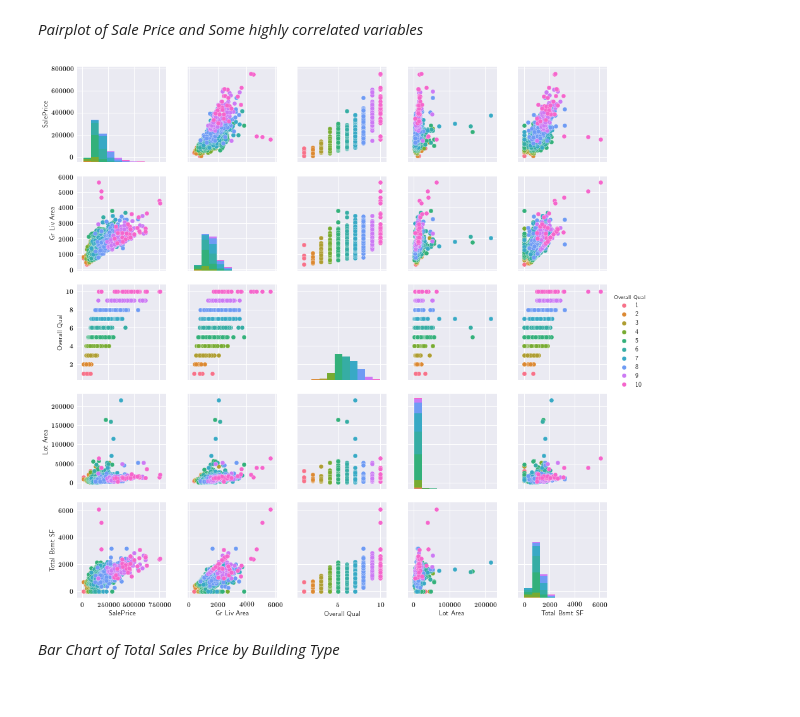
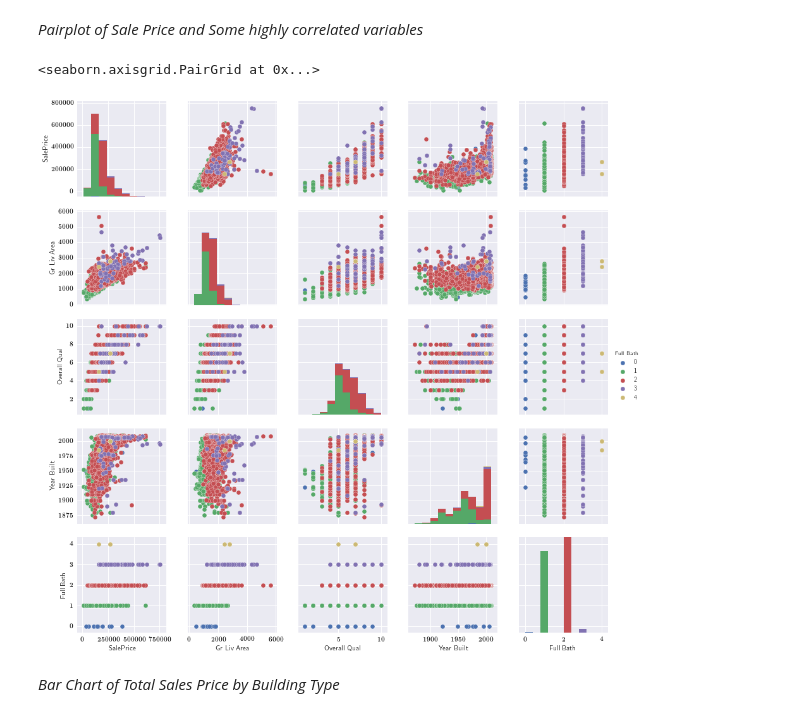
Before and after one commit to Nour112A1/Machine-Learning-and-Housing-Pricing, a Jupyter notebook: THESIS WORK.ipynb, the cells around one changed output. Drawn from its saved outputs; the diff is of its cells as text; code cells hidden in the pictures.

```diff
--- a/THESIS WORK.ipynb
+++ b/THESIS WORK.ipynb
@@ -23,4 +23,4 @@ rc('font', weight='bold')
 rcParams['text.latex.preamble'] = [r'\usepackage{amsmath} \boldmath']
 # %%
 # Importing the dataset
-ames = pd.read_excel('C:\Users\DESKTOP-VENMHCC\Documents\ameshousing.xls')
+ames = pd.read_excel("/home/adeshina/Datasets/ameshousing.xls")
@@ -268,11 +179,11 @@ Scatter plot of SalePrice Vs. Total Bsmt SF
 *Pairplot of Sale Price and Some highly correlated variables*
 # %%
 sns.set()
-cols = ['SalePrice','Gr Liv Area', 'Overall Qual', 'Lot Area', 'Total Bsmt SF']
-sns.pairplot(ames[cols], size = 2.5, hue='Overall Qual')
-plt.savefig('pairplot.eps', format='eps', dpi=1000)
+cols = ['SalePrice','Gr Liv Area', 'Overall Qual', 'Year Built', 'Full Bath']
+sns.pairplot(ames[cols], size = 2.5, hue='Full Bath')
 # %% [output]
+<seaborn.axisgrid.PairGrid at 0x...>
-[figure, old version]
+[figure, new version]
 # %% [markdown]
 *Bar Chart of Total Sales Price by Building Type*
 # %%
```
Also changed, not shown: parts of 29 cells of this notebook.
